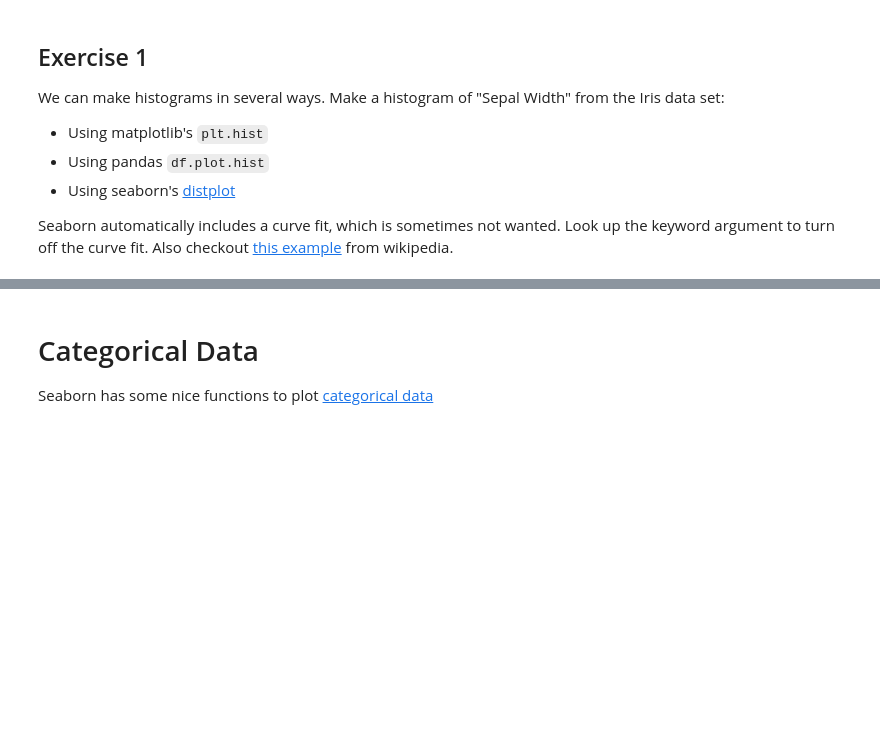
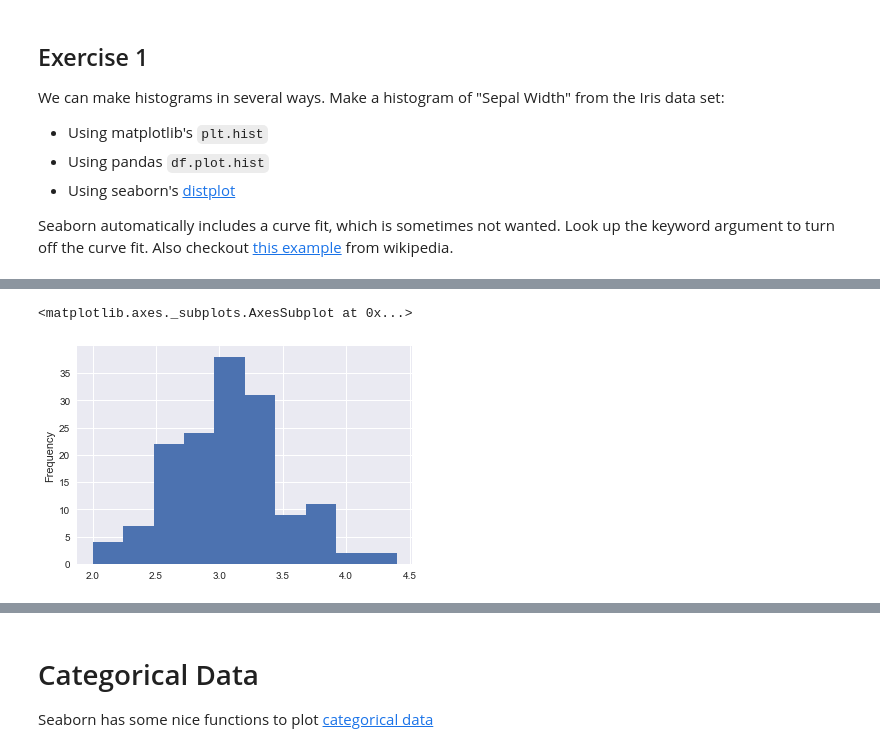
Before and after one commit to jnmbloem/Hans01, a Jupyter notebook: lessons/lesson-05/code/Data Visualization Lab.ipynb, the cells around one changed output, grey strips where cells are left out. Cells and saved outputs as stored; diff of their text form; code cells hidden in the pictures; blank space fills up the shorter version.

```diff
--- a/lessons/lesson-05/code/Data Visualization Lab.ipynb
+++ b/lessons/lesson-05/code/Data Visualization Lab.ipynb
@@ -126,0 +140,5 @@ Seaborn automatically includes a curve fit, which is sometimes not wanted. Look
+# %%
+df['sepal_width'].plot(kind = 'hist')
+# %% [output]
+<matplotlib.axes._subplots.AxesSubplot at 0x...>
+[figure, added]
```
Also changed, not shown: parts of 12 cells of this notebook, 2 other files.
